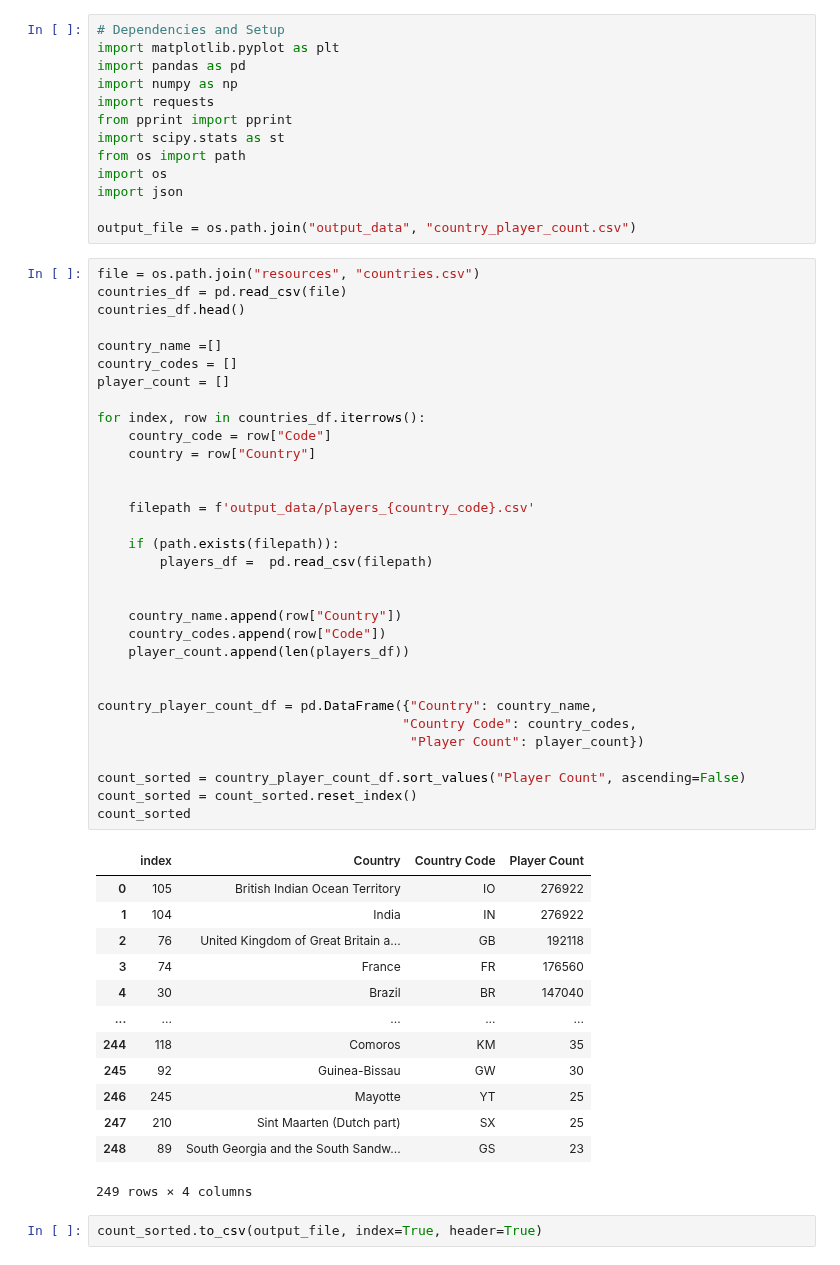
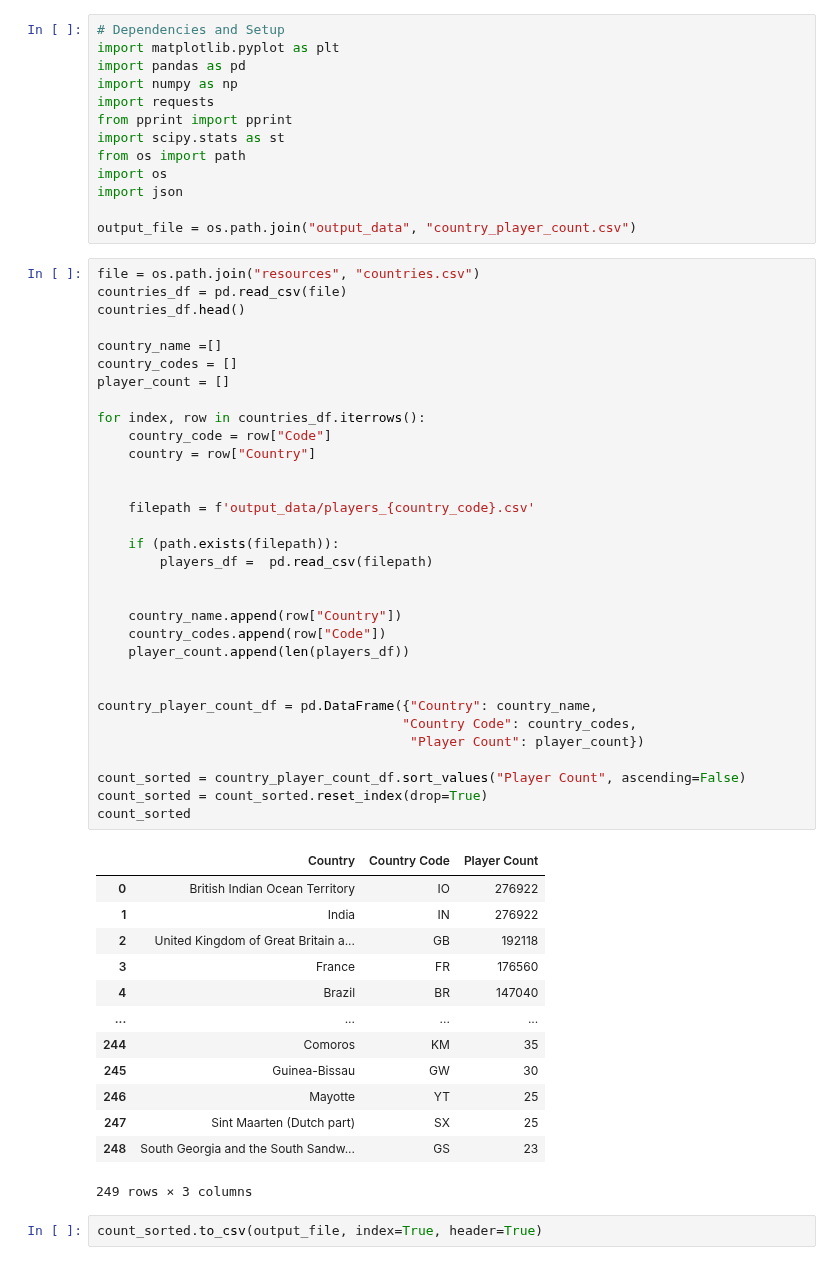
Before and after one commit to melissamonroe/who-plays-chess, a Jupyter notebook: Country_Player_Count.ipynb, the cells around one changed output. Drawn from its saved outputs; the diff is of its cells as text.

```diff
--- a/Country_Player_Count.ipynb
+++ b/Country_Player_Count.ipynb
@@ -16,47 +16,47 @@ file = os.path.join("resources", "countries.csv")
 countries_df = pd.read_csv(file)
 countries_df.head()
 
 country_name =[]
 country_codes = []
 player_count = []
 
 for index, row in countries_df.iterrows():
     country_code = row["Code"]
     country = row["Country"]
 
 
     filepath = f'output_data/players_{country_code}.csv'
 
     if (path.exists(filepath)):
         players_df =  pd.read_csv(filepath)
 
 
     country_name.append(row["Country"])
     country_codes.append(row["Code"])
     player_count.append(len(players_df))
 
 
 country_player_count_df = pd.DataFrame({"Country": country_name,
                                        "Country Code": country_codes,
                                         "Player Count": player_count})
 
 count_sorted = country_player_count_df.sort_values("Player Count", ascending=False)
-count_sorted = count_sorted.reset_index()
+count_sorted = count_sorted.reset_index(drop=True)
 count_sorted
 # %% [output]
-|  | index | Country | Country Code | Player Count |
-| 0 | 105 | British Indian Ocean Territory | IO | 276922 |
-| 1 | 104 | India | IN | 276922 |
-| 2 | 76 | United Kingdom of Great Britain a... | GB | 192118 |
-| 3 | 74 | France | FR | 176560 |
-| 4 | 30 | Brazil | BR | 147040 |
-| ... | ... | ... | ... | ... |
-| 244 | 118 | Comoros | KM | 35 |
-| 245 | 92 | Guinea-Bissau | GW | 30 |
-| 246 | 245 | Mayotte | YT | 25 |
-| 247 | 210 | Sint Maarten (Dutch part) | SX | 25 |
-| 248 | 89 | South Georgia and the South Sandw... | GS | 23 |
+|  | Country | Country Code | Player Count |
+| 0 | British Indian Ocean Territory | IO | 276922 |
+| 1 | India | IN | 276922 |
+| 2 | United Kingdom of Great Britain a... | GB | 192118 |
+| 3 | France | FR | 176560 |
+| 4 | Brazil | BR | 147040 |
+| ... | ... | ... | ... |
+| 244 | Comoros | KM | 35 |
+| 245 | Guinea-Bissau | GW | 30 |
+| 246 | Mayotte | YT | 25 |
+| 247 | Sint Maarten (Dutch part) | SX | 25 |
+| 248 | South Georgia and the South Sandw... | GS | 23 |
-249 rows × 4 columns
+249 rows × 3 columns
 # %%
 count_sorted.to_csv(output_file, index=True, header=True)
 # %%
```
